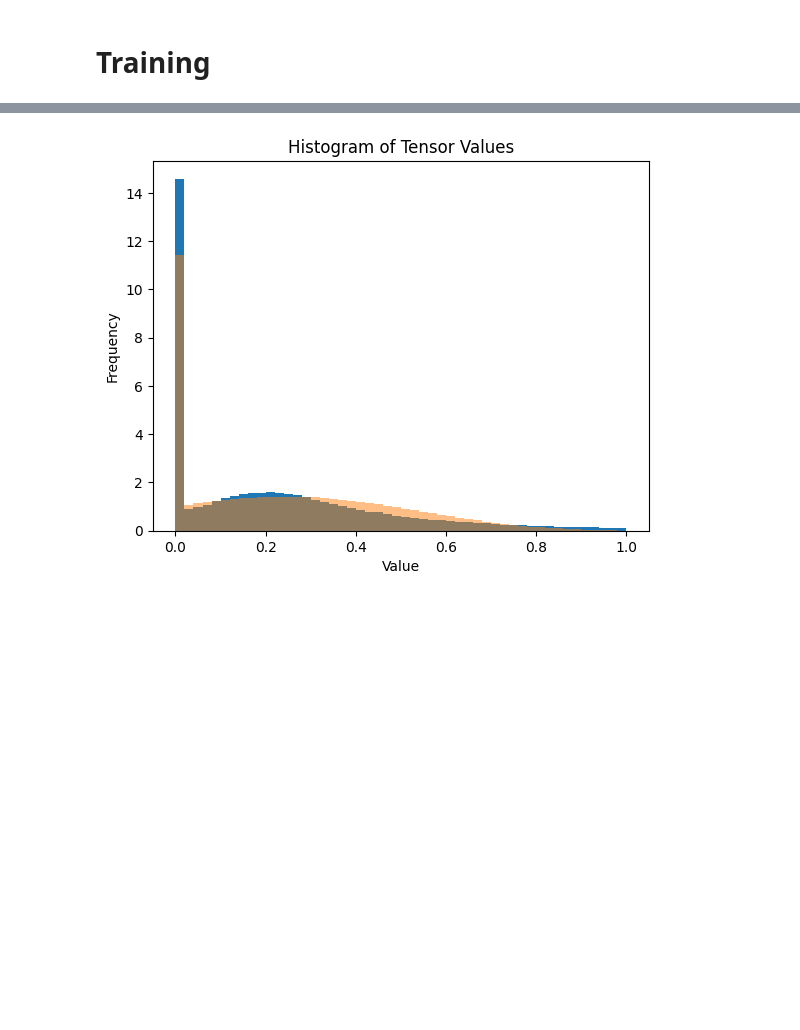
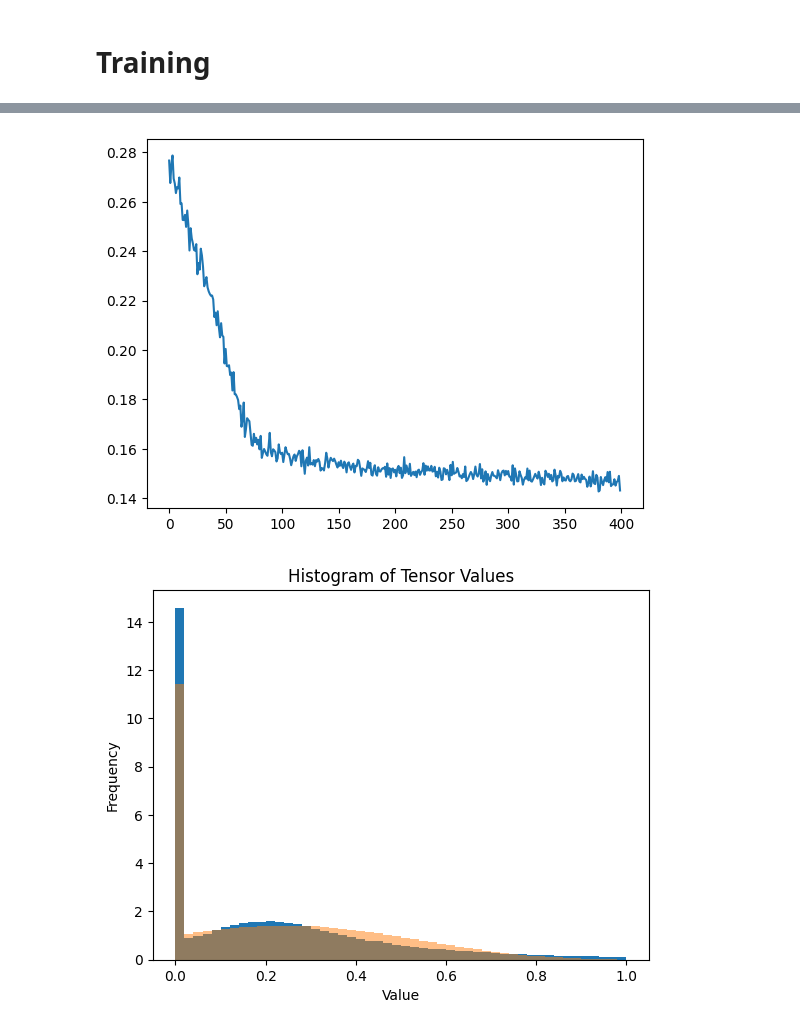
Before and after one commit to dilayercelik/DGL24-Group-Project, a Jupyter notebook: tim_deep2.ipynb, the cells around one changed output, grey strips where cells are left out. Drawn from its saved outputs; the diff is of its cells as text; code cells hidden in the pictures; blank space fills up the shorter version.

```diff
--- a/tim_deep2.ipynb
+++ b/tim_deep2.ipynb
@@ -324,11 +362,11 @@ def end_adj_loss_calc(adj, opp_adj):
 # %% [markdown]
 # Training
 # %%
-trainloader = DataLoader(list(zip(lr_X_dim1, lr_X_dim3, lr_train, hr_X_dim1, hr_X_dim3, hr_train)), shuffle=True, batch_size=8)
+trainloader = DataLoader(list(zip(lr_X_dim1, lr_X_dim3, lr_train, hr_X_dim1, hr_X_dim3, hr_train)), shuffle=True, batch_size=64)
 testloader = DataLoader(list(zip(lr_X_dim1_test, lr_X_dim3, lr_test)), shuffle=True, batch_size=32)
 
-dim_steps = generate_steps(num_steps=10)
-channels_ls = [32, 64, 128]
+dim_steps = generate_steps(num_steps=36)
+channels_ls = [32, 64]
 
 up_changer = AdjacencyDimChanger(dim_steps, channels_ls).to(DEVICE)
 down_changer = AdjacencyDimChanger(dim_steps[::-1], channels_ls).to(DEVICE)
@@ -342,19 +380,26 @@ sum(p.numel() for model in [up_changer, down_changer] for p in model.parameters(
 # %%
-def train(epochs, up_changer, down_changer, trainloader, up_optimizer, down_optimizer):
+def train(epochs, up_changer, down_changer, trainloader, up_optimizer, down_optimizer, completed_epochs=0, loss_log=None):
 
-    loss_log = {'up': [], 'down': [], 'up_end_mae':[], 'down_end_mae':[]}
+    if loss_log is None:
+        loss_log = {'up': [], 'down': [], 'up_end_mae':[], 'down_end_mae':[]}
+
     up_changer.train()
     down_changer.train()
 
     beta = 1
     up_gamma = 1
     down_gamma = 1
+    epoch_weight = 1
     for epoch in range(epochs):
 
         up_losses = []
         up_final_mae_ls = []
         down_final_mae_ls = []
         down_losses = []
+
+        if (epoch + 1) % 10 == 0:
+            epoch_weight = 1 / ((epoch + completed_epochs + 1) ** 0.2)
+
 
         for X_lr, Y_lr, adj_lr, X_hr, Y_hr, adj_hr in tqdm(trainloader):
 
@@ -371,7 +416,7 @@ def train(epochs, up_changer, down_changer, trainloader, up_optimizer, down_opti
             down_adj_ls = down_changer(X_hr.to(DEVICE), Y_hr.to(DEVICE), adj_hr.to(DEVICE))
             torch.cuda.empty_cache()
 
-            down_batch_loss.append(loss_calc(down_adj_ls[1:], up_adj_ls[:-1], beta, down_gamma))
+            down_batch_loss.append(down_loss_fn(down_adj_ls[1:], up_adj_ls[:-1]))
 
             # for printing loss only
             down_final_mae_ls.append(end_adj_loss_calc(down_adj_ls[-1].detach(), up_adj_ls[0].detach()))
@@ -400,7 +445,7 @@ def train(epochs, up_changer, down_changer, trainloader, up_optimizer, down_opti
             down_adj_ls = down_changer(X_hr.to(DEVICE), Y_hr.to(DEVICE), adj_hr.to(DEVICE))
             torch.cuda.empty_cache()
 
-            up_batch_loss.append(loss_calc(up_adj_ls[1:], down_adj_ls[:-1], beta, up_gamma))
+            up_batch_loss.append(up_loss_fn(up_adj_ls[1:], down_adj_ls[:-1], alpha=0.75, epoch_weight=epoch_weight))
 
             # for printing loss only
             up_final_mae_ls.append(end_adj_loss_calc(up_adj_ls[-1].detach(), down_adj_ls[0].detach()))
@@ -416,14 +461,6 @@ def train(epochs, up_changer, down_changer, trainloader, up_optimizer, down_opti
             del up_batch_loss
             torch.cuda.empty_cache()
 
-            # update hyperparameter that penalises the losses to be too far apart
-            total_loss_diff = np.abs(up_losses[-1] - down_losses[-1])
-            beta = (1 + total_loss_diff)
-
-            up_gamma = 1 + max(0, down_final_mae_ls[-1] - up_final_mae_ls[-1])
-            down_gamma = 1 + max(0, up_final_mae_ls[-1] - down_final_mae_ls[-1])
-
-
 
         epoch_up_loss = np.mean(up_losses)
         epoch_down_loss = np.mean(down_losses)
@@ -435,12 +472,10 @@ def train(epochs, up_changer, down_changer, trainloader, up_optimizer, down_opti
         loss_log['up_end_mae'].append(epoch_up_final_mae)
         loss_log['down_end_mae'].append(epoch_down_final_mae)
 
-        print(f'epoch {epoch}: down loss = {epoch_down_loss}, up loss = {epoch_up_loss}')
-        print(f'Down end adj mae {epoch_down_final_mae}')
-        print(f'Up end adj mae {epoch_up_final_mae}')
+        print(f'epoch {epoch}: down loss = {epoch_down_loss}, up loss = {epoch_up_loss}, down adj mae = {epoch_down_final_mae}, up adj mae = {epoch_up_final_mae}')
 
 
     return up_changer, down_changer, loss_log
 # %%
-up_changer, down_changer, loss_log = train(50, up_changer, down_changer, trainloader, up_optimizer, down_optimizer)
+up_changer, down_changer, loss_log = train(400, up_changer, down_changer, trainloader, up_optimizer, down_optimizer)
 # %% [output]
@@ -484,3 +519,9 @@ Up end adj mae 0.279225060627574
+# %%
+import matplotlib.pyplot as plt
+plt.plot(np.arange(len(loss_log['up_end_mae'])), loss_log['up_end_mae'])
+plt.show()
+# %% [output]
+[figure, added]
 # %%
 # torch.save(up_changer.state_dict(), 'tim_files/up_changer.pth')
 # %%
```
Also changed, not shown: parts of 6 cells of this notebook, 2 other files.
